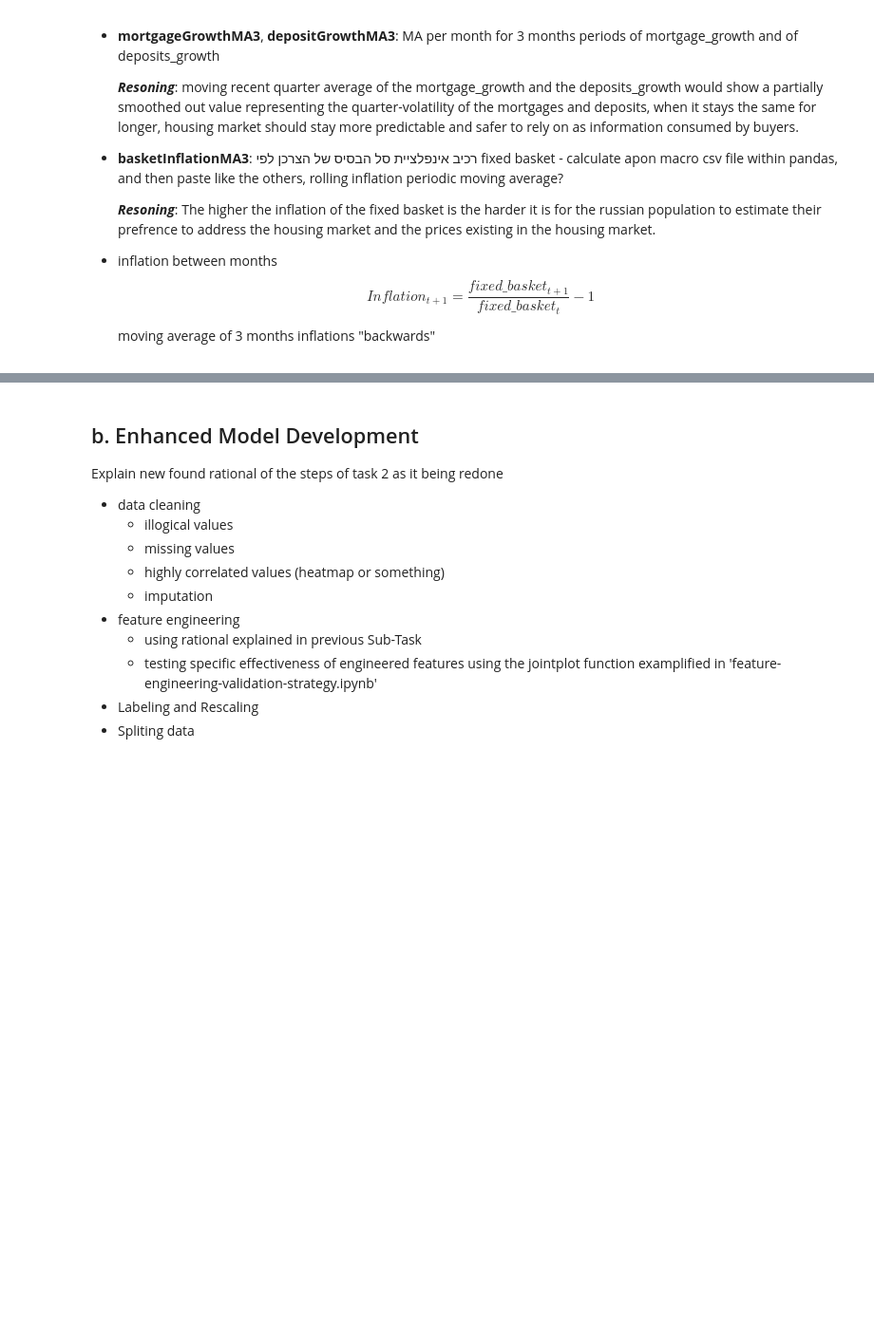
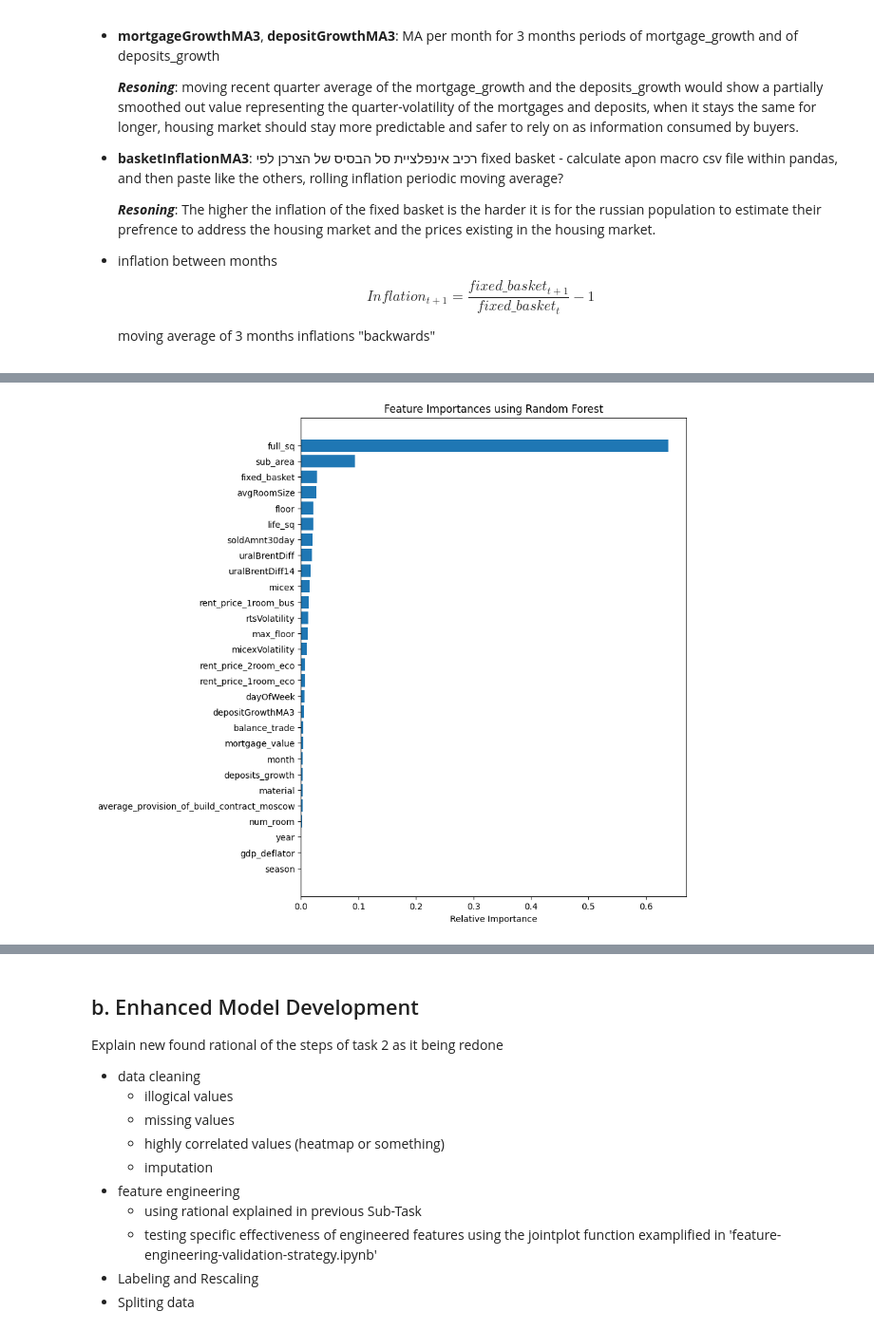
Before and after one commit to TomGeva/ML-project, a Jupyter notebook: ML-Final-Project.ipynb, the cells around one changed output, grey strips where cells are left out. Shown at 95% size. Saved outputs shown, nothing was run; the diff lists cells and outputs as text; code cells hidden in the pictures; blank space fills up the shorter version.

Commit message:
creating random forest model
it is shit

```diff
--- a/ML-Final-Project.ipynb
+++ b/ML-Final-Project.ipynb
@@ -1302,0 +1435,22 @@ Index(['full_sq', 'life_sq', 'floor', 'max_floor', 'material', 'num_room',
+# %%
+xTrn = imputedEnhncTrain.loc[:int(imputedEnhncTrain.shape[0] * 70 / 85), :].drop(columns = ['price_doc', 'logPrice', 'timestamp'])
+yTrn = imputedEnhncTrain.loc[:int(imputedEnhncTrain.shape[0] * 70 / 85), 'logPrice']
+xVal = imputedEnhncTrain.loc[int(imputedEnhncTrain.shape[0] * 70 / 85):, :].drop(columns = ['price_doc', 'logPrice', 'timestamp'])
+yVal = imputedEnhncTrain.loc[int(imputedEnhncTrain.shape[0] * 70 / 85):, 'logPrice']
+# %%
+randomForestParams = {
+    'max_depth': 8,
+    'min_samples_leaf': 9,
+    'n_estimators': 200
+}
+importanceRndFrstModel = RFR(n_jobs=-1, random_state = 42, **randomForestParams)
+importanceRndFrstModel.fit(xTrn, yTrn)
+importance = pd.Series(importanceRndFrstModel.feature_importances_, index = xTrn.columns).sort_values(ascending = True)
+plt.figure(figsize=(8, 10))
+plt.title('Feature Importances using Random Forest')
+plt.barh(importance.index, importance.values, align='center')
+# plt.yticks(range(len(importance)), [xTrn.columns[i] for i in sortedIdx])
+plt.xlabel('Relative Importance')
+plt.show()
+# %% [output]
+[figure, added]
```
Also changed, not shown: parts of 23 cells of this notebook, 1 other file.
